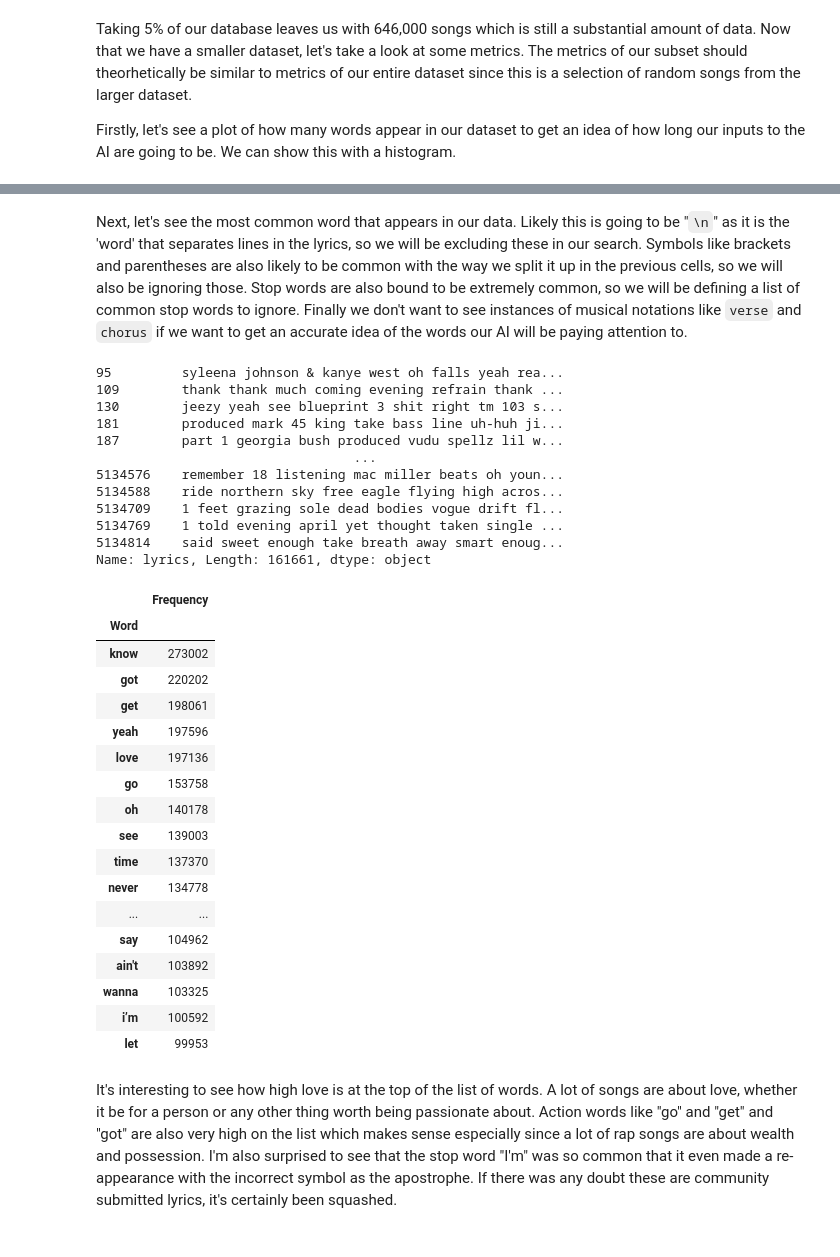
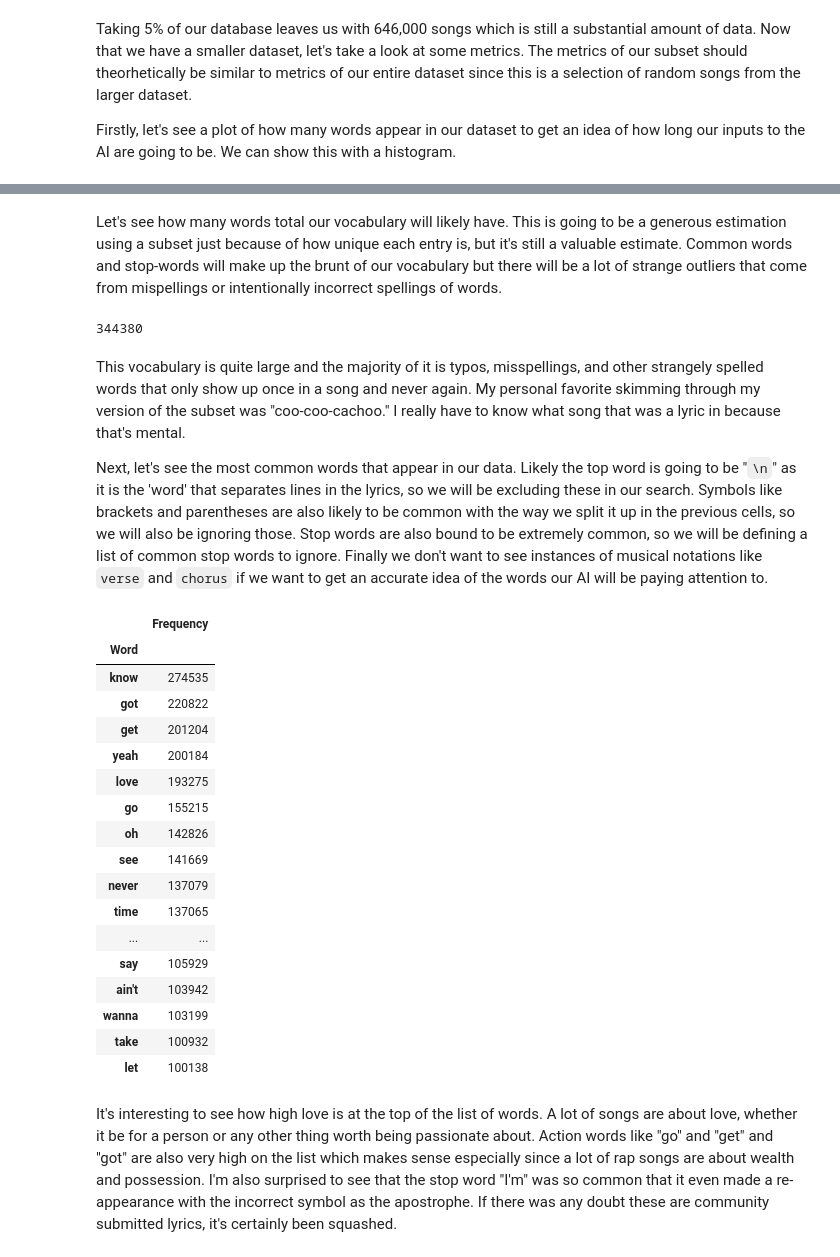
Before and after one commit to dandyjay/CS39AA-Project, a Jupyter notebook: project.ipynb, the cells around one changed output, grey strips where cells are left out. Saved outputs shown, nothing was run; the diff lists cells and outputs as text; code cells hidden in the pictures.

Commit message:
Kaggle Notebook | project | Version 9

```diff
--- a/project.ipynb
+++ b/project.ipynb
@@ -181,51 +184,46 @@ subset['lyrics'].str.split().map(lambda x: len(x)).hist(range=[0, 1000],bins=20)
+# %% [markdown]
+Let's see how many words total our vocabulary will likely have. This is going to be a generous estimation using a subset just because of how unique each entry is, but it's still a valuable estimate. Common words and stop-words will make up the brunt of our vocabulary but there will be a lot of strange outliers that come from mispellings or intentionally incorrect spellings of words.
+# %%
+from collections import Counter
+total = len(Counter(" ".join(subset["lyrics"]).split()))
+print(total)
+# %% [output]
+344380
 # %% [markdown]
-Next, let's see the most common word that appears in our data. Likely this is going to be "`\n`" as it is the 'word' that separates lines in the lyrics, so we will be excluding these in our search. Symbols like brackets and parentheses are also likely to be common with the way we split it up in the previous cells, so we will also be ignoring those. Stop words are also bound to be extremely common, so we will be defining a list of common stop words to ignore. Finally we don't want to see instances of musical notations like `verse` and `chorus` if we want to get an accurate idea of the words our AI will be paying attention to.
+This vocabulary is quite large and the majority of it is typos, misspellings, and other strangely spelled words that only show up once in a song and never again. My personal favorite skimming through my version of the subset was "coo-coo-cachoo." I really have to know what song that was a lyric in because that's mental.
+
+Next, let's see the most common words that appear in our data. Likely the top word is going to be "`\n`" as it is the 'word' that separates lines in the lyrics, so we will be excluding these in our search. Symbols like brackets and parentheses are also likely to be common with the way we split it up in the previous cells, so we will also be ignoring those. Stop words are also bound to be extremely common, so we will be defining a list of common stop words to ignore. Finally we don't want to see instances of musical notations like `verse` and `chorus` if we want to get an accurate idea of the words our AI will be paying attention to.
 # %%
-from collections import Counter
 import nltk
 
 stopwords = nltk.corpus.stopwords.words('english')
 stopwords += (['[', ']', '(', ')', '`', 'verse', 'chorus', 'intro', 'outro','like','i\'m'])
 
 words = subset['lyrics'].apply(lambda x: ' '.join([word for word in x.split() if word not in (stopwords)]))
-print(words)
-#top_words.plot.bar(rot=0, figsize=(16,10), width=0.8)
-#print(Counter(" ".join(subset["lyrics"]).split()).most_common(50))
+
+
+
+
+top_words = pd.DataFrame(Counter(" ".join(words).split()).most_common(20),columns=['Word', 'Frequency']).set_index('Word')
+top_words.head(20)
 # %% [output]
-95         syleena johnson & kanye west oh falls yeah rea...
-109        thank thank much coming evening refrain thank ...
-130        jeezy yeah see blueprint 3 shit right tm 103 s...
-181        produced mark 45 king take bass line uh-huh ji...
-187        part 1 georgia bush produced vudu spellz lil w...
-                                 ...
-5134576    remember 18 listening mac miller beats oh youn...
-5134588    ride northern sky free eagle flying high acros...
-5134709    1 feet grazing sole dead bodies vogue drift fl...
-5134769    1 told evening april yet thought taken single ...
-5134814    said sweet enough take breath away smart enoug...
-Name: lyrics, Length: 161661, dtype: object
+|  | Frequency |
+| Word |  |
+| know | 274535 |
+| got | 220822 |
+| get | 201204 |
+| yeah | 200184 |
+| love | 193275 |
+| go | 155215 |
+| oh | 142826 |
+| see | 141669 |
+| never | 137079 |
+| time | 137065 |
+| ... | ... |
+| say | 105929 |
+| ain't | 103942 |
+| wanna | 103199 |
+| take | 100932 |
+| let | 100138 |
-# %%
-top_words = pd.DataFrame(Counter(" ".join(words).split()).most_common(20),
-                    columns=['Word', 'Frequency']).set_index('Word')
-top_words.head(20)
-# %% [output]
-|  | Frequency |
-| Word |  |
-| know | 273002 |
-| got | 220202 |
-| get | 198061 |
-| yeah | 197596 |
-| love | 197136 |
-| go | 153758 |
-| oh | 140178 |
-| see | 139003 |
-| time | 137370 |
-| never | 134778 |
-| ... | ... |
-| say | 104962 |
-| ain't | 103892 |
-| wanna | 103325 |
-| i’m | 100592 |
-| let | 99953 |
 # %% [markdown]
 It's interesting to see how high love is at the top of the list of words. A lot of songs are about love, whether it be for a person or any other thing worth being passionate about. Action words like "go" and "get" and "got" are also very high on the list which makes sense especially since a lot of rap songs are about wealth and possession. I'm also surprised to see that the stop word "I'm" was so common that it even made a re-appearance with the incorrect symbol as the apostrophe. If there was any doubt these are community submitted lyrics, it's certainly been squashed.
```
Also changed, not shown: parts of 4 cells of this notebook.
